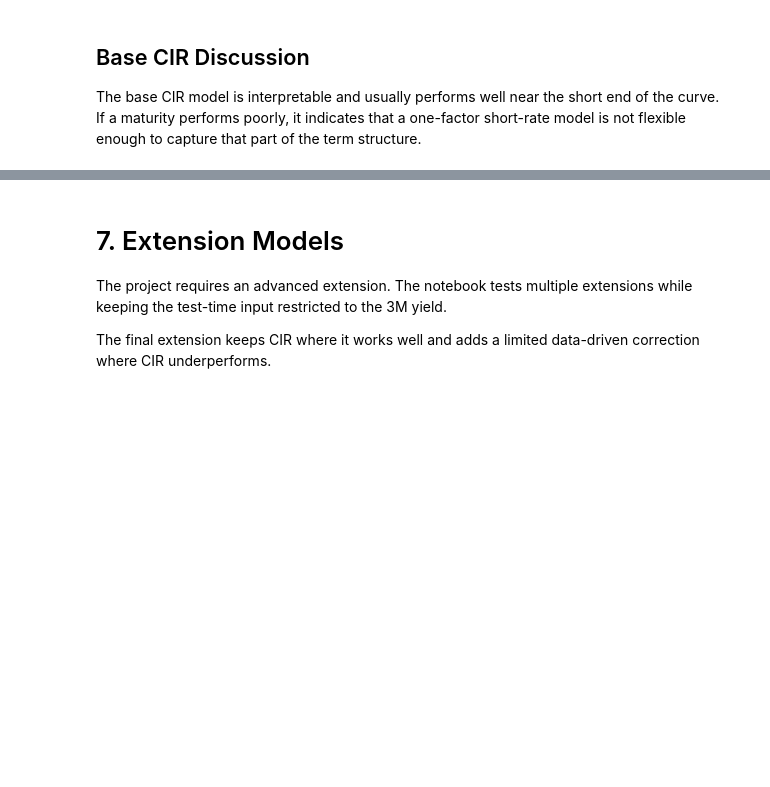
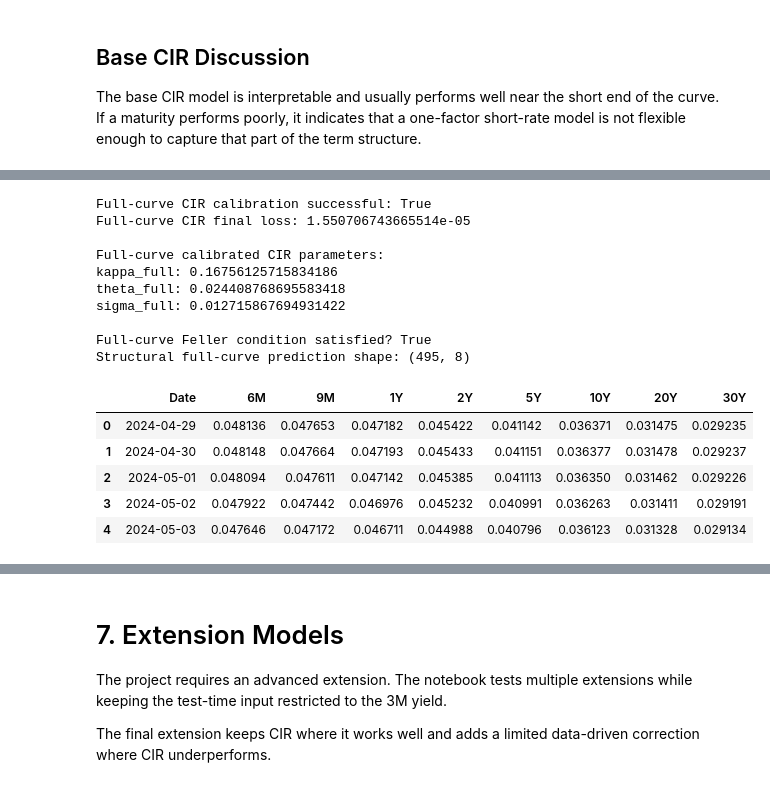
Before and after one commit to ruhiigupta/FinClub-CIR-Yield-Curve-Project, a Jupyter notebook: FinClub_CIR_Yield_Curve_Project.ipynb, the cells around one changed output, grey strips where cells are left out. Saved outputs shown, nothing was run; the diff lists cells and outputs as text; code cells hidden in the pictures; blank space fills up the shorter version.

```diff
--- a/FinClub_CIR_Yield_Curve_Project.ipynb
+++ b/FinClub_CIR_Yield_Curve_Project.ipynb
@@ -686,0 +712,55 @@ The base CIR model is interpretable and usually performs well near the short end
+# %%
+# Calibrate a structural CIR model on the full training curve from 6M to 30Y.
+full_curve_calibration_result = minimize(
+    cir_curve_loss,
+    initial_guess,
+    args=(train, train_target_cols, train_target_maturities),
+    method="L-BFGS-B",
+    bounds=bounds,
+    options={"maxiter": 2000}
+)
+
+kappa_full, theta_full, sigma_full = full_curve_calibration_result.x
+structural_cir_model = CIRModel(kappa_full, theta_full, sigma_full)
+
+print("Full-curve CIR calibration successful:", full_curve_calibration_result.success)
+print("Full-curve CIR final loss:", full_curve_calibration_result.fun)
+print("\nFull-curve calibrated CIR parameters:")
+print("kappa_full:", kappa_full)
+print("theta_full:", theta_full)
+print("sigma_full:", sigma_full)
+print("\nFull-curve Feller condition satisfied?", 2 * kappa_full * theta_full >= sigma_full**2)
+
+# Generate full test-period curves from the 3M input.
+# These predictions cover 6M through 30Y even though test actuals are available only up to 2Y.
+structural_test_full_preds = predict_cir_curves(
+    X_test_short_rate,
+    structural_cir_model,
+    train_target_maturities
+)
+
+full_curve_prediction_df = pd.DataFrame(
+    structural_test_full_preds,
+    columns=train_target_cols
+)
+full_curve_prediction_df.insert(0, "Date", test_3m["Date"].values)
+
+print("Structural full-curve prediction shape:", structural_test_full_preds.shape)
+display(full_curve_prediction_df.head())
+# %% [output]
+Full-curve CIR calibration successful: True
+Full-curve CIR final loss: 1.550706743665514e-05
+
+Full-curve calibrated CIR parameters:
+kappa_full: 0.16756125715834186
+theta_full: 0.024408768695583418
+sigma_full: 0.012715867694931422
+
+Full-curve Feller condition satisfied? True
+Structural full-curve prediction shape: (495, 8)
+|  | Date | 6M | 9M | 1Y | 2Y | 5Y | 10Y | 20Y | 30Y |
+| 0 | 2024-04-29 | 0.048136 | 0.047653 | 0.047182 | 0.045422 | 0.041142 | 0.036371 | 0.031475 | 0.029235 |
+| 1 | 2024-04-30 | 0.048148 | 0.047664 | 0.047193 | 0.045433 | 0.041151 | 0.036377 | 0.031478 | 0.029237 |
+| 2 | 2024-05-01 | 0.048094 | 0.047611 | 0.047142 | 0.045385 | 0.041113 | 0.036350 | 0.031462 | 0.029226 |
+| 3 | 2024-05-02 | 0.047922 | 0.047442 | 0.046976 | 0.045232 | 0.040991 | 0.036263 | 0.031411 | 0.029191 |
+| 4 | 2024-05-03 | 0.047646 | 0.047172 | 0.046711 | 0.044988 | 0.040796 | 0.036123 | 0.031328 | 0.029134 |
```
Also changed, not shown: parts of 13 cells of this notebook.
